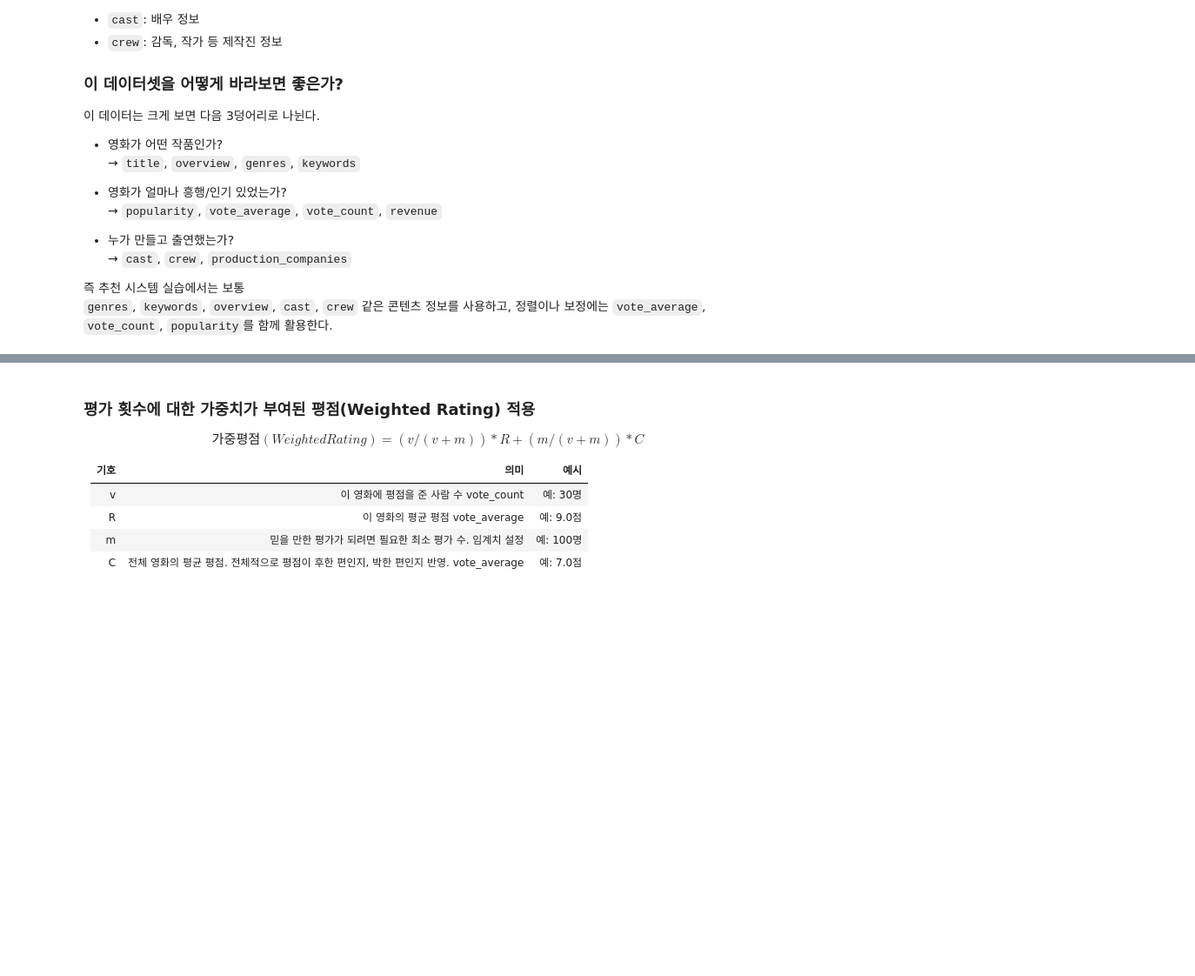
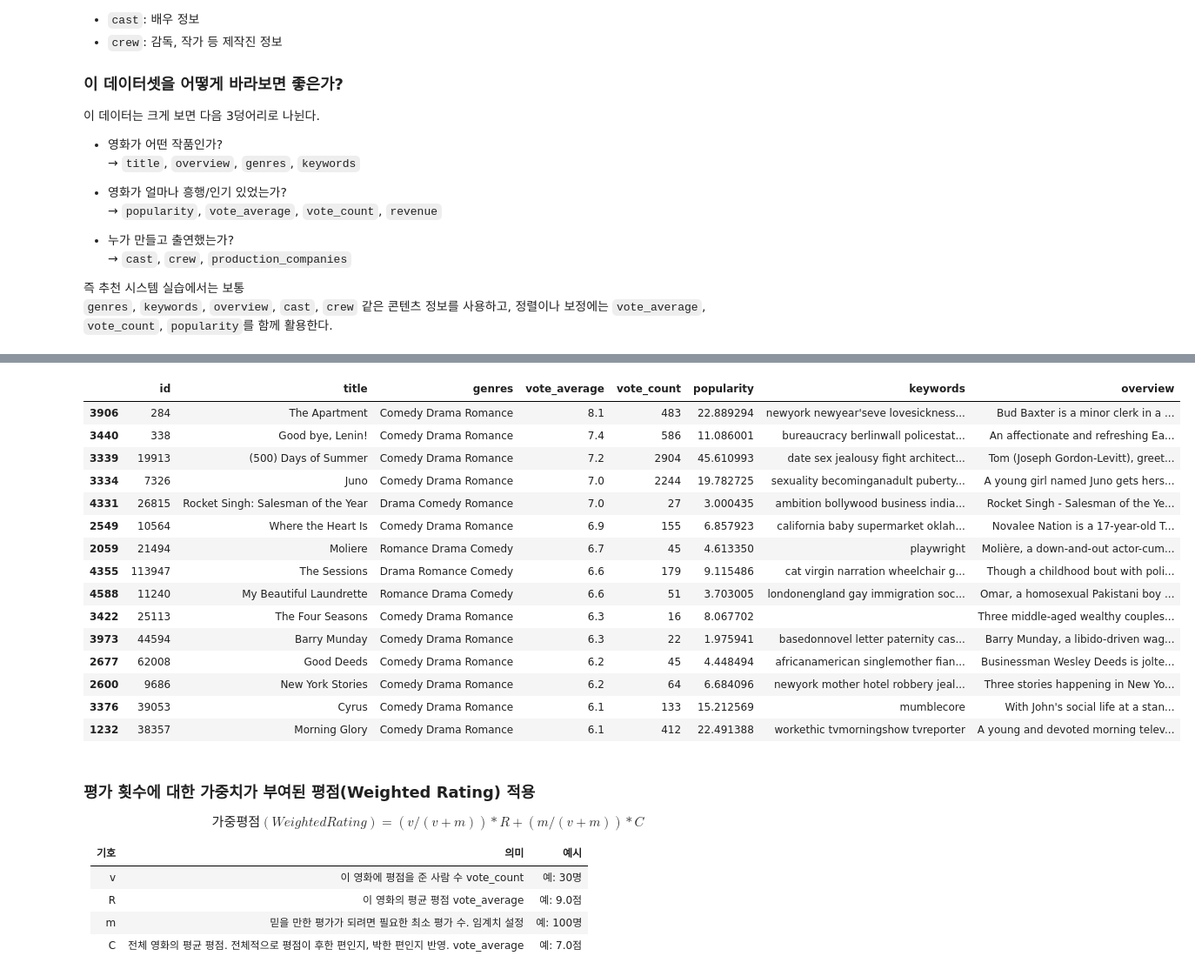
Before and after one commit to j-ai-616/05_machine_learning, a Jupyter notebook: 09_recommandation_system/01_content_based_filtering.ipynb, the cells around one changed output, grey strips where cells are left out. Shown at 87% size. Saved outputs shown, nothing was run; the diff lists cells and outputs as text; code cells hidden in the pictures; blank space fills up the shorter version.

Commit message:
update recommandation system file

```diff
--- a/09_recommandation_system/01_content_based_filtering.ipynb
+++ b/09_recommandation_system/01_content_based_filtering.ipynb
@@ -275,0 +384,5 @@ movie_df.info()
+# %%
+# 영화간 장르 유사도 비교
+genre_sim = cosine_similarity(movie_genre_mat, movie_genre_mat)
+print(genre_sim.shape)
+genre_sim[:10, :10]
@@ -275,0 +411,7 @@ movie_df.info()
+# %%
+# 각 영화별 다른 영화들과의 유사도를 오름차순으로 정렬한 뒤, 열 순서를 뒤집어 내림차순(유사도 높은 순) 인덱스를 만든다.
+movie_idx_by_genre_sim_desc = genre_sim.argsort(axis=-1)[:, ::-1]
+print(movie_idx_by_genre_sim_desc.shape)
+
+# 0번 영화와 유사도가 가장 높은 10개 영화의 인덱스
+print(movie_idx_by_genre_sim_desc[0, :10])
@@ -275,0 +436,6 @@ movie_df.info()
+# %%
+# 영화 대부와 높은 장르 유사도를 가진 영화 조회
+title = 'The Godfather'
+index = movie_df[movie_df['title'] == title].index.values[0]
+rcmd_movie_df = movie_df.iloc[movie_idx_by_genre_sim_desc[index, :20]]
+rcmd_movie_df.sort_values('vote_average', ascending=False)[:10]
@@ -276,3 +454,33 @@ movie_df.info()
+# %%
+# 영화명을 전달하면 장르 유사도가 높은 영화 중 평점이 상위인 영화 10건을 추천하는 함수
+def recommand_genre_similar_movies(title, top_n=10):
+    # 제목으로 영화 인덱스 조회
+    index = movie_df[movie_df['title'] == title].index.values[0]
+    # 장르 유사도 상위 top_n * 2 조회
+    rcmd_movie_df = movie_df.iloc[movie_idx_by_genre_sim_desc[index, :top_n * 2]]
+    # 조회한 영화는 제외
+    rcmd_movie_df = rcmd_movie_df[rcmd_movie_df.index != index]
+    # 평점 상위 top_n 건 추천
+    return rcmd_movie_df.sort_values('vote_average', ascending=False)[:top_n]
+
+recommand_genre_similar_movies('Signed, Sealed, Delivered', 15)
+# %% [output]
+|  | id | title | genres | vote_average | vote_count | popularity | keywords | overview |
+| 3906 | 284 | The Apartment | Comedy Drama Romance | 8.1 | 483 | 22.889294 | newyork newyear'seve lovesickness... | Bud Baxter is a minor clerk in a ... |
+| 3440 | 338 | Good bye, Lenin! | Comedy Drama Romance | 7.4 | 586 | 11.086001 | bureaucracy berlinwall policestat... | An affectionate and refreshing Ea... |
+| 3339 | 19913 | (500) Days of Summer | Comedy Drama Romance | 7.2 | 2904 | 45.610993 | date sex jealousy fight architect... | Tom (Joseph Gordon-Levitt), greet... |
+| 3334 | 7326 | Juno | Comedy Drama Romance | 7.0 | 2244 | 19.782725 | sexuality becominganadult puberty... | A young girl named Juno gets hers... |
+| 4331 | 26815 | Rocket Singh: Salesman of the Year | Drama Comedy Romance | 7.0 | 27 | 3.000435 | ambition bollywood business india... | Rocket Singh - Salesman of the Ye... |
+| 2549 | 10564 | Where the Heart Is | Comedy Drama Romance | 6.9 | 155 | 6.857923 | california baby supermarket oklah... | Novalee Nation is a 17-year-old T... |
+| 2059 | 21494 | Moliere | Romance Drama Comedy | 6.7 | 45 | 4.613350 | playwright | Molière, a down-and-out actor-cum... |
+| 4355 | 113947 | The Sessions | Drama Romance Comedy | 6.6 | 179 | 9.115486 | cat virgin narration wheelchair g... | Though a childhood bout with poli... |
+| 4588 | 11240 | My Beautiful Laundrette | Romance Drama Comedy | 6.6 | 51 | 3.703005 | londonengland gay immigration soc... | Omar, a homosexual Pakistani boy ... |
+| 3422 | 25113 | The Four Seasons | Comedy Drama Romance | 6.3 | 16 | 8.067702 |  | Three middle-aged wealthy couples... |
+| 3973 | 44594 | Barry Munday | Comedy Drama Romance | 6.3 | 22 | 1.975941 | basedonnovel letter paternity cas... | Barry Munday, a libido-driven wag... |
+| 2677 | 62008 | Good Deeds | Comedy Drama Romance | 6.2 | 45 | 4.448494 | africanamerican singlemother fian... | Businessman Wesley Deeds is jolte... |
+| 2600 | 9686 | New York Stories | Comedy Drama Romance | 6.2 | 64 | 6.684096 | newyork mother hotel robbery jeal... | Three stories happening in New Yo... |
+| 3376 | 39053 | Cyrus | Comedy Drama Romance | 6.1 | 133 | 15.212569 | mumblecore | With John's social life at a stan... |
+| 1232 | 38357 | Morning Glory | Comedy Drama Romance | 6.1 | 412 | 22.491388 | workethic tvmorningshow tvreporter | A young and devoted morning telev... |
 # %% [markdown]
 ### 평가 횟수에 대한 가중치가 부여된 평점(Weighted Rating) 적용
 
```
Also changed, not shown: parts of 9 cells of this notebook.
